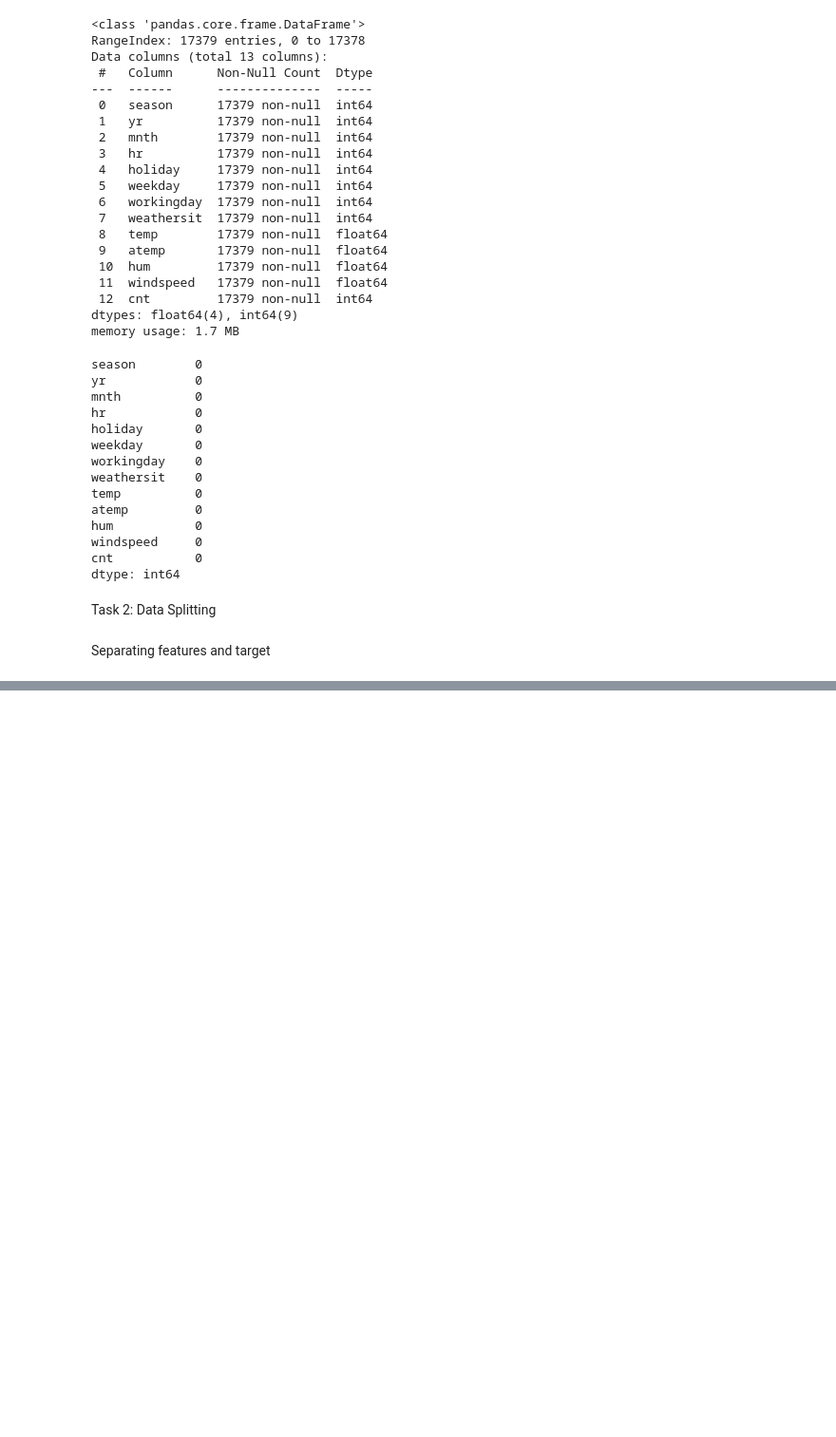
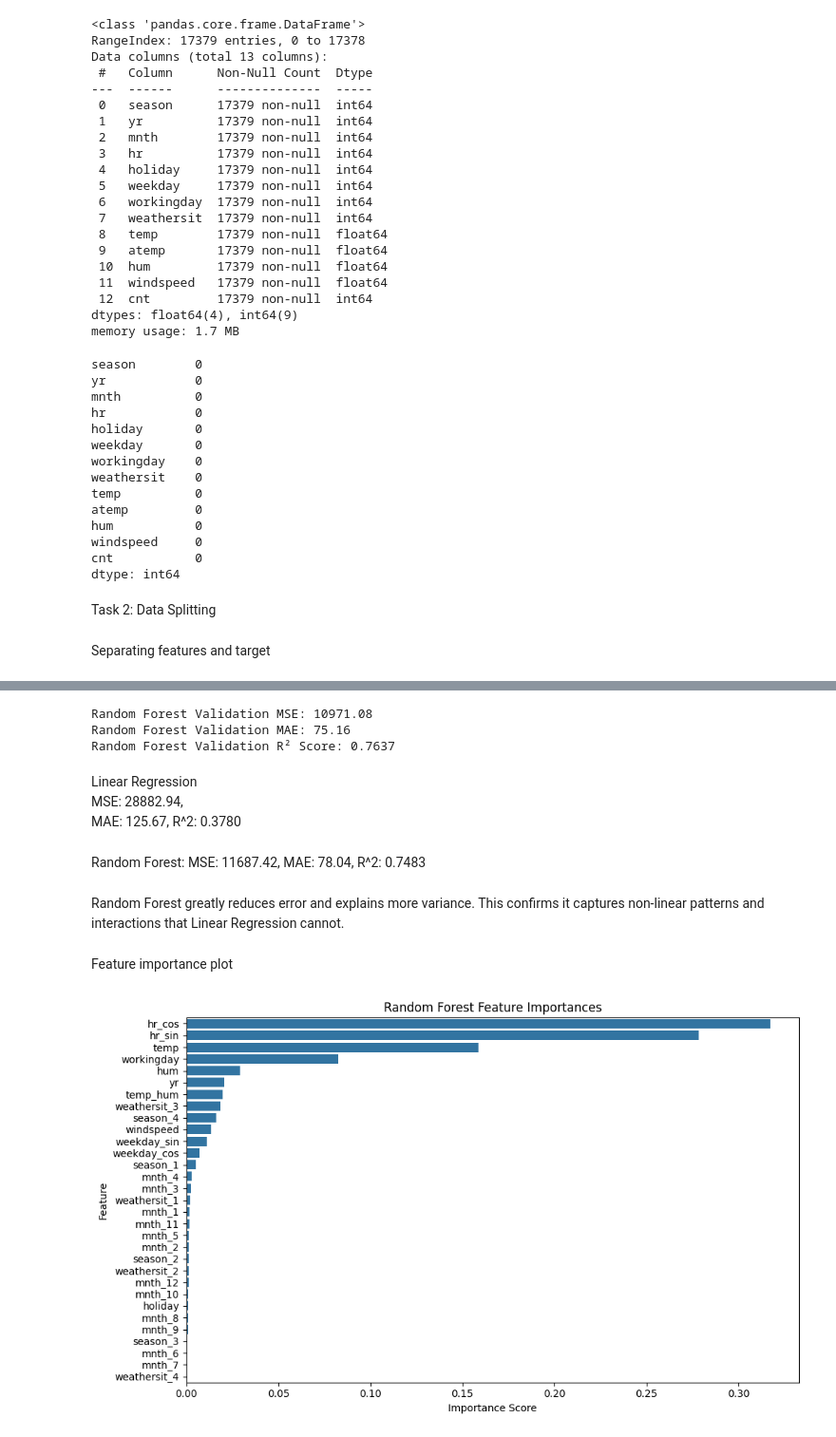
Before and after one commit to halayaghi-git/ML_assignment2, a Jupyter notebook: assignmnet_2_hala_yaghi.ipynb, the cells around one changed output, grey strips where cells are left out. Shown at 95% size. Drawn from its saved outputs; the diff is of its cells as text; code cells hidden in the pictures; blank space fills up the shorter version.

```diff
--- a/assignmnet_2_hala_yaghi.ipynb
+++ b/assignmnet_2_hala_yaghi.ipynb
@@ -203,0 +423,8 @@ y = df['cnt']
+# %%
+from sklearn.ensemble import RandomForestRegressor
+
+# Initialize model
+rf_model = RandomForestRegressor(n_estimators=100, random_state=42)
+
+# Fit model to training data
+rf_model.fit(X_train, y_train)
@@ -203,0 +435,55 @@ y = df['cnt']
+# %%
+from sklearn.metrics import mean_squared_error, mean_absolute_error, r2_score
+
+# Predict on validation set
+y_val_pred_rf = rf_model.predict(X_val)
+
+# Calculate metrics
+mse_rf = mean_squared_error(y_val, y_val_pred_rf)
+mae_rf = mean_absolute_error(y_val, y_val_pred_rf)
+r2_rf = r2_score(y_val, y_val_pred_rf)
+
+print(f"Random Forest Validation MSE: {mse_rf:.2f}")
+print(f"Random Forest Validation MAE: {mae_rf:.2f}")
+print(f"Random Forest Validation R² Score: {r2_rf:.4f}")
+# %% [output]
+Random Forest Validation MSE: 10971.08
+Random Forest Validation MAE: 75.16
+Random Forest Validation R² Score: 0.7637
+# %% [markdown]
+Linear Regression
+MSE: 28882.94,
+MAE: 125.67,
+R^2: 0.3780
+# %% [markdown]
+Random Forest:
+MSE: 11687.42,
+MAE: 78.04,
+R^2: 0.7483
+# %% [markdown]
+Random Forest greatly reduces error and explains more variance. This confirms it captures non-linear patterns and interactions that Linear Regression cannot.
+# %% [markdown]
+Feature importance plot
+# %%
+import pandas as pd
+import matplotlib.pyplot as plt
+import seaborn as sns
+
+# Get feature importances
+importances = rf_model.feature_importances_
+feature_names = X_train.columns
+
+# Create DataFrame
+feat_df = pd.DataFrame({'Feature': feature_names, 'Importance': importances})
+feat_df = feat_df.sort_values(by='Importance', ascending=False)
+
+# Plot
+plt.figure(figsize=(10, 6))
+sns.barplot(x='Importance', y='Feature', data=feat_df)
+plt.title("Random Forest Feature Importances")
+plt.xlabel("Importance Score")
+plt.ylabel("Feature")
+plt.tight_layout()
+plt.show()
+# %% [output]
+[figure, added]
```
Also changed, not shown: parts of 58 cells of this notebook.
